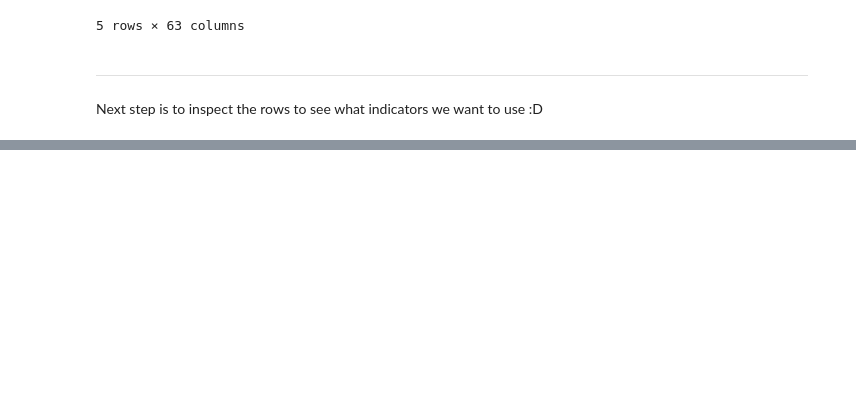
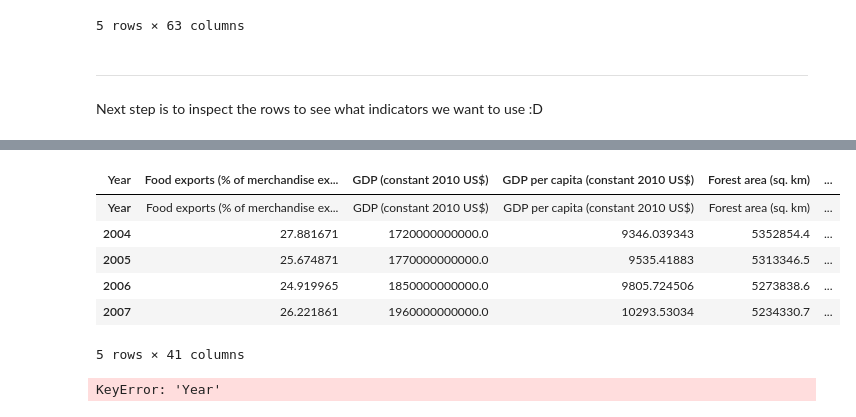
Before and after one commit to elliottyoon/DS4A, a Jupyter notebook: Data cleaning.ipynb, the cells around one changed output, grey strips where cells are left out. Cells and saved outputs as stored; diff of their text form; code cells hidden in the pictures; blank space fills up the shorter version.

```diff
--- a/Data cleaning.ipynb
+++ b/Data cleaning.ipynb
@@ -218,0 +266,3 @@ Next step is to inspect the rows to see what indicators we want to use :D
+# %%
+econ_adjusted = econ_adjusted.T
+econ_adjusted = econ_adjusted.drop('Indicator Code', axis=0)
@@ -218,0 +279,11 @@ Next step is to inspect the rows to see what indicators we want to use :D
+# %%
+econ_adjusted.columns = econ_adjusted.iloc[0]
+econ_adjusted.head()
+# %% [output]
+| Year | Food exports (% of merchandise ex... | GDP (constant 2010 US$) | GDP per capita (constant 2010 US$) | Forest area (sq. km) | ... |
+| Year | Food exports (% of merchandise ex... | GDP (constant 2010 US$) | GDP per capita (constant 2010 US$) | Forest area (sq. km) | ... |
+| 2004 | 27.881671 | 1720000000000.0 | 9346.039343 | 5352854.4 | ... |
+| 2005 | 25.674871 | 1770000000000.0 | 9535.41883 | 5313346.5 | ... |
+| 2006 | 24.919965 | 1850000000000.0 | 9805.724506 | 5273838.6 | ... |
+| 2007 | 26.221861 | 1960000000000.0 | 10293.53034 | 5234330.7 | ... |
+5 rows × 41 columns
@@ -218,0 +296,4 @@ Next step is to inspect the rows to see what indicators we want to use :D
+# %%
+econ_adjusted['Year']
+# %% [output]
+KeyError: 'Year'
```
Also changed, not shown: parts of 8 cells of this notebook, 1 other file.
